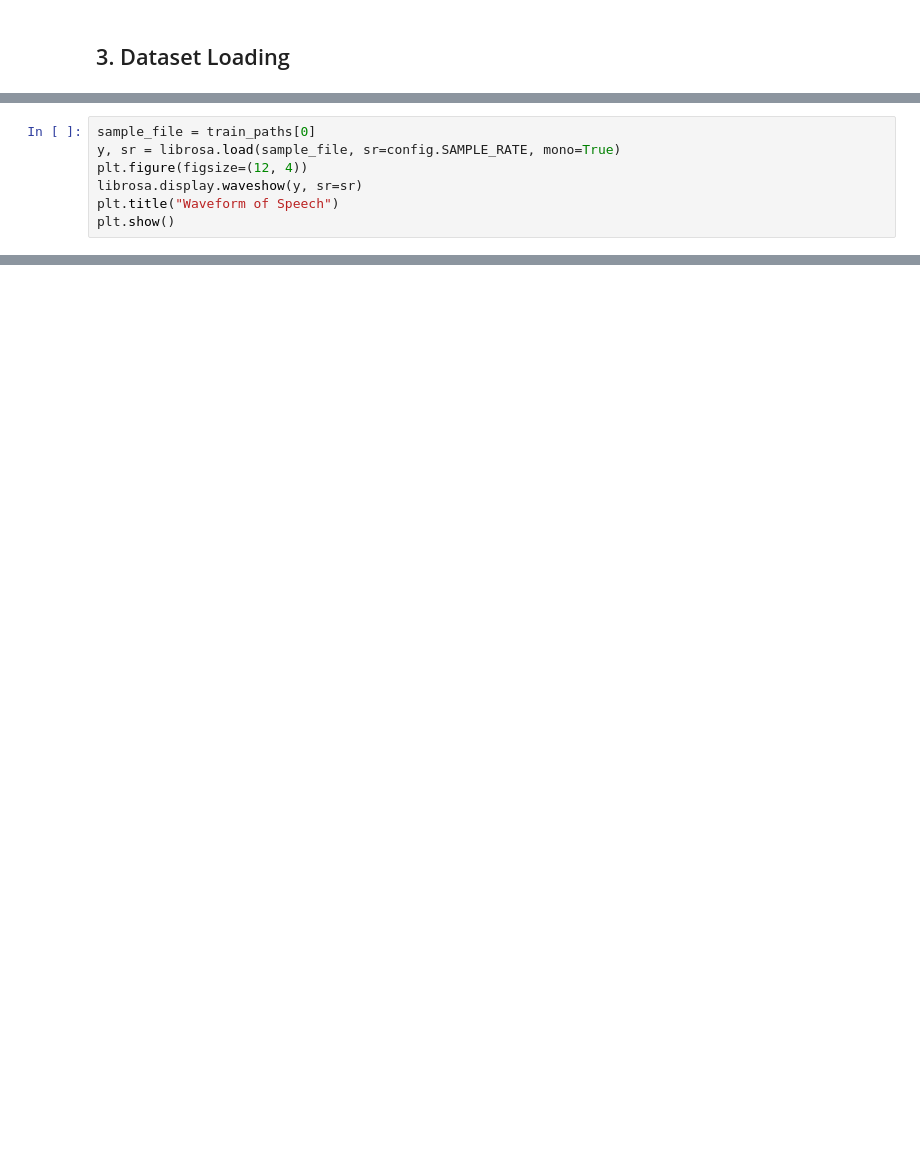
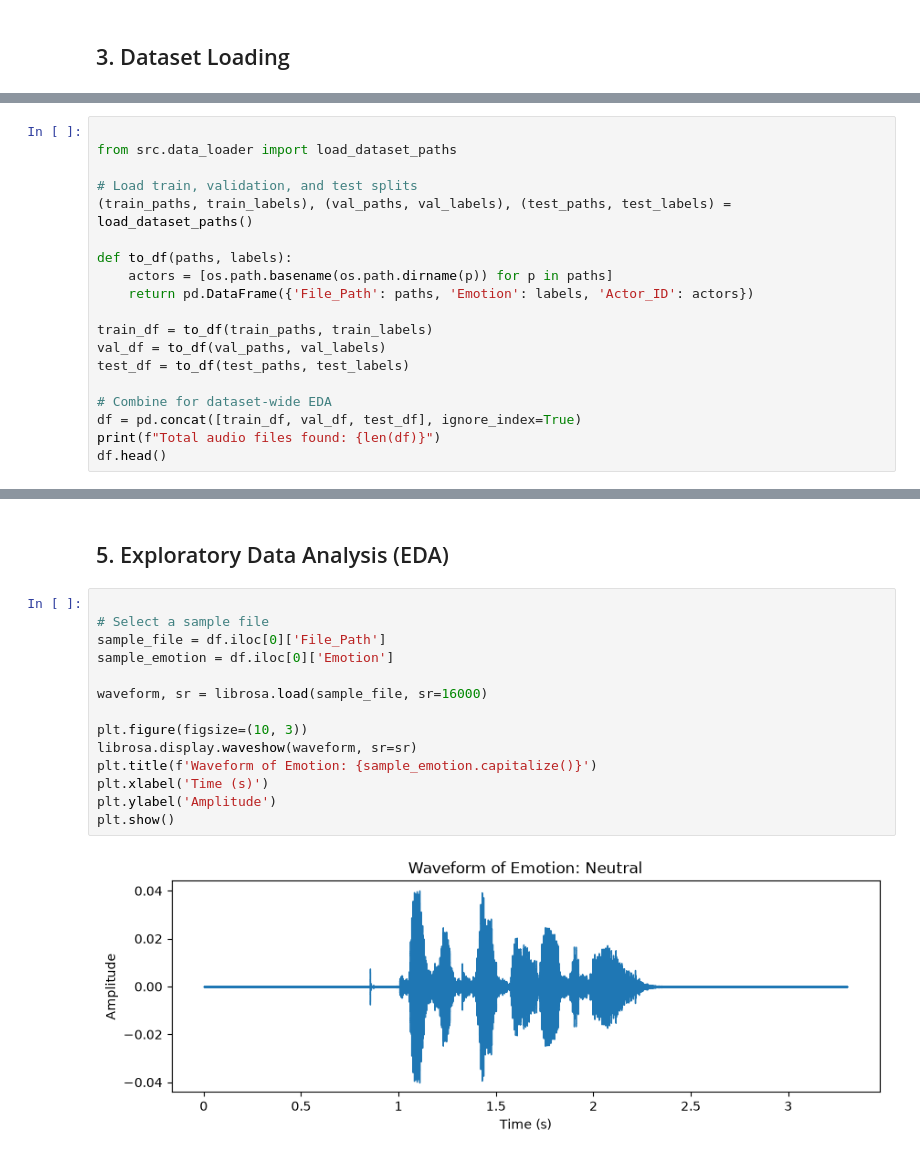
Before and after one commit to MohameedAlaa/CodeAlpha_Emotion_Recognition, a Jupyter notebook: notebooks/CodeAlpha_Task2_Emotion_Recognition.ipynb, the cells around one changed output, grey strips where cells are left out. Saved outputs shown, nothing was run; the diff lists cells and outputs as text; blank space fills up the shorter version.

Commit message:
Initial commit: Speech Emotion Recognition

```diff
--- a/notebooks/CodeAlpha_Task2_Emotion_Recognition.ipynb
+++ b/notebooks/CodeAlpha_Task2_Emotion_Recognition.ipynb
@@ -72,7 +35,0 @@ Note: The 'neutral' class inherently has half the samples of other classes in th
-# %%
-sample_file = train_paths[0]
-y, sr = librosa.load(sample_file, sr=config.SAMPLE_RATE, mono=True)
-plt.figure(figsize=(12, 4))
-librosa.display.waveshow(y, sr=sr)
-plt.title("Waveform of Speech")
-plt.show()
@@ -330,0 +36,19 @@ In this project, we successfully built a robust Speech Emotion Recognition syste
+# %%
+
+from src.data_loader import load_dataset_paths
+
+# Load train, validation, and test splits
+(train_paths, train_labels), (val_paths, val_labels), (test_paths, test_labels) = load_dataset_paths()
+
+def to_df(paths, labels):
+    actors = [os.path.basename(os.path.dirname(p)) for p in paths]
+    return pd.DataFrame({'File_Path': paths, 'Emotion': labels, 'Actor_ID': actors})
+
+train_df = to_df(train_paths, train_labels)
+val_df = to_df(val_paths, val_labels)
+test_df = to_df(test_paths, test_labels)
+
+# Combine for dataset-wide EDA
+df = pd.concat([train_df, val_df, test_df], ignore_index=True)
+print(f"Total audio files found: {len(df)}")
+df.head()
@@ -330,0 +91,18 @@ In this project, we successfully built a robust Speech Emotion Recognition syste
+# %% [markdown]
+## 5. Exploratory Data Analysis (EDA)
+# %%
+
+# Select a sample file
+sample_file = df.iloc[0]['File_Path']
+sample_emotion = df.iloc[0]['Emotion']
+
+waveform, sr = librosa.load(sample_file, sr=16000)
+
+plt.figure(figsize=(10, 3))
+librosa.display.waveshow(waveform, sr=sr)
+plt.title(f'Waveform of Emotion: {sample_emotion.capitalize()}')
+plt.xlabel('Time (s)')
+plt.ylabel('Amplitude')
+plt.show()
+# %% [output]
+[figure, added]
```
Also changed, not shown: parts of 85 cells of this notebook, 4 other files.
